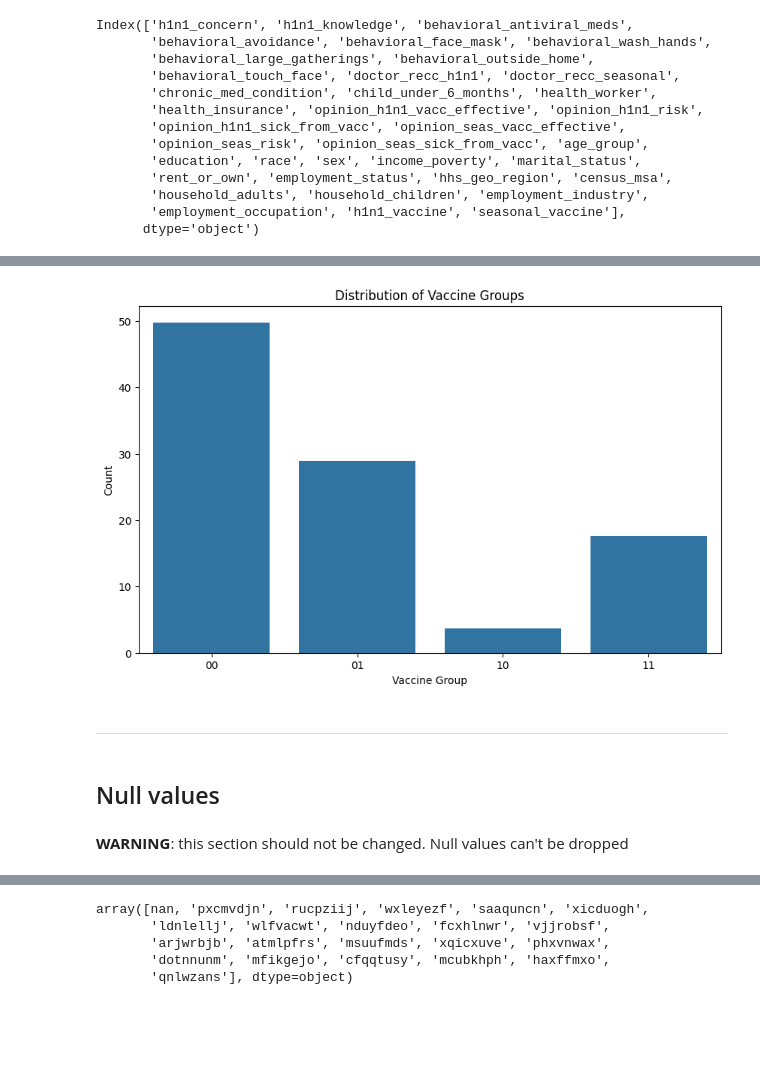
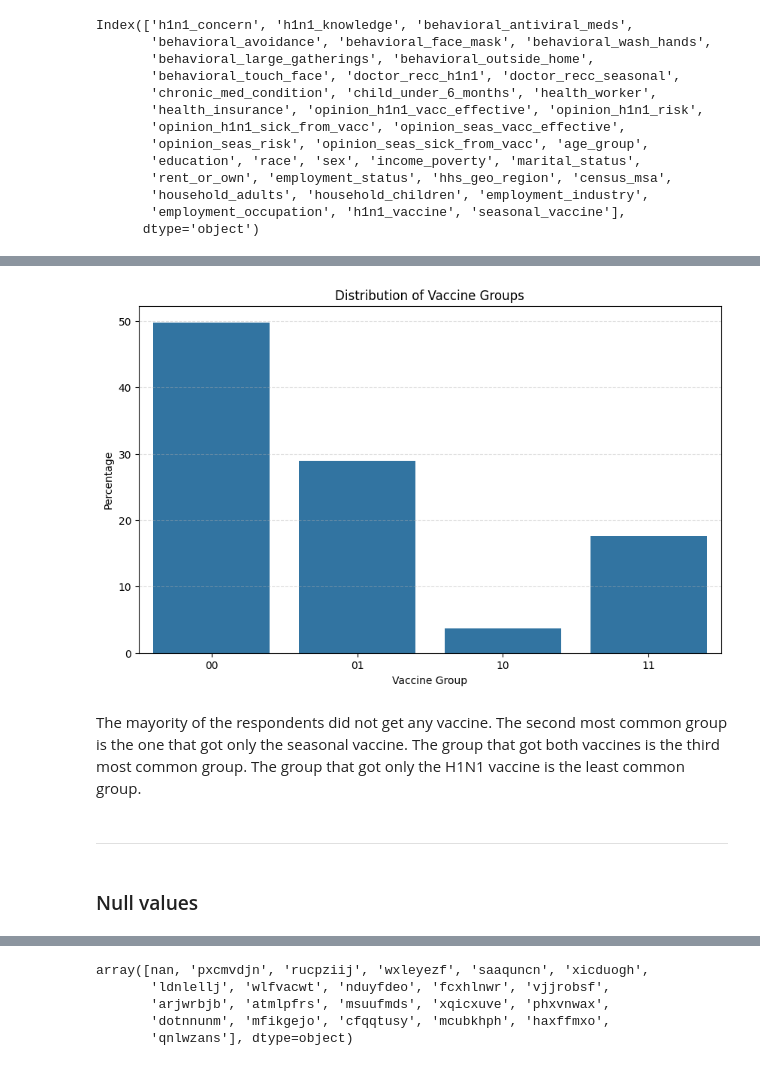
Before and after one commit to MiguelAruiz/MachineLearning-24-25-ProgressTasks, a Jupyter notebook: Progress_Task_2/Preprocessing.ipynb, the cells around one changed output, grey strips where cells are left out. Saved outputs shown, nothing was run; the diff lists cells and outputs as text; code cells hidden in the pictures; blank space fills up the shorter version.

```diff
--- a/Progress_Task_2/Preprocessing.ipynb
+++ b/Progress_Task_2/Preprocessing.ipynb
@@ -125,20 +148,21 @@ Index(['h1n1_concern', 'h1n1_knowledge', 'behavioral_antiviral_meds',
 # %%
 # Plot the distribution of h1n1_vaccine and seasonal_vaccine
 # Group the labels into 00, 01, 10, 11
 df_patients['vaccine_group'] = df_patients['h1n1_vaccine'].astype(str) + df_patients['seasonal_vaccine'].astype(str)
 
 # Plot the distribution of the vaccine groups
 plt.figure(figsize=(10, 6))
 sns.countplot(x='vaccine_group', data=df_patients, order=['00', '01', '10', '11'], stat='percent')
 plt.xlabel('Vaccine Group')
-plt.ylabel('Count')
+plt.ylabel('Percentage')
 plt.title('Distribution of Vaccine Groups')
+plt.grid(axis='y', linestyle='--', alpha=0.4)
 plt.show()
 # %% [output]
-[figure, old version]
+[figure, new version]
+# %% [markdown]
+The mayority of the respondents did not get any vaccine. The second most common group is the one that got only the seasonal vaccine. The group that got both vaccines is the third most common group. The group that got only the H1N1 vaccine is the least common group.
 # %% [markdown]
 ------------
 # %% [markdown]
-## Null values
+### Null values
-# %% [markdown]
-**WARNING**: this section should not be changed. Null values can't be dropped
```
Also changed, not shown: parts of 71 cells of this notebook, 19 other files.
